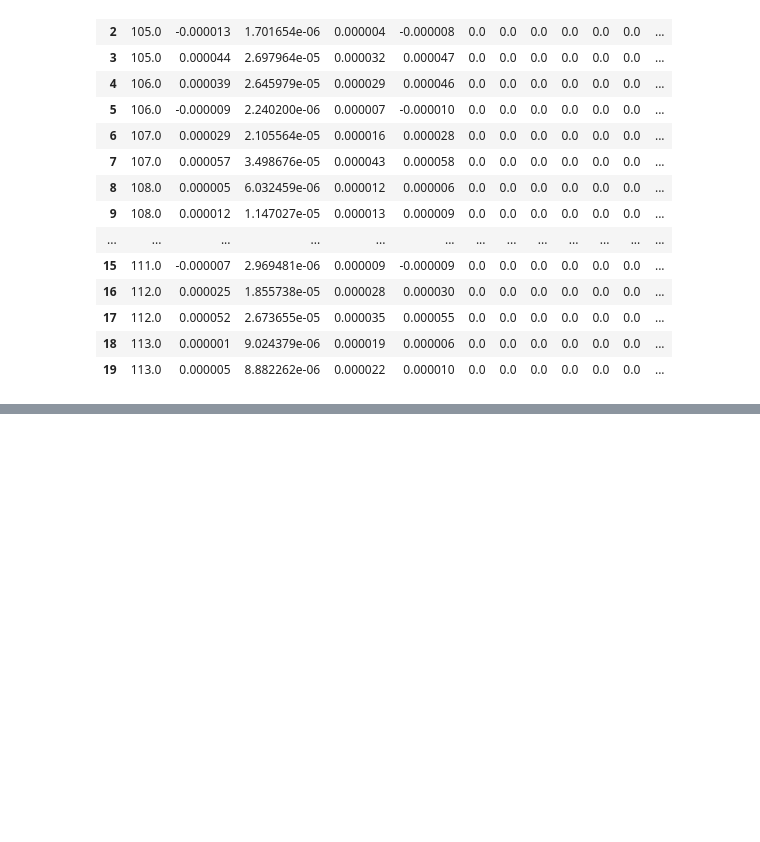
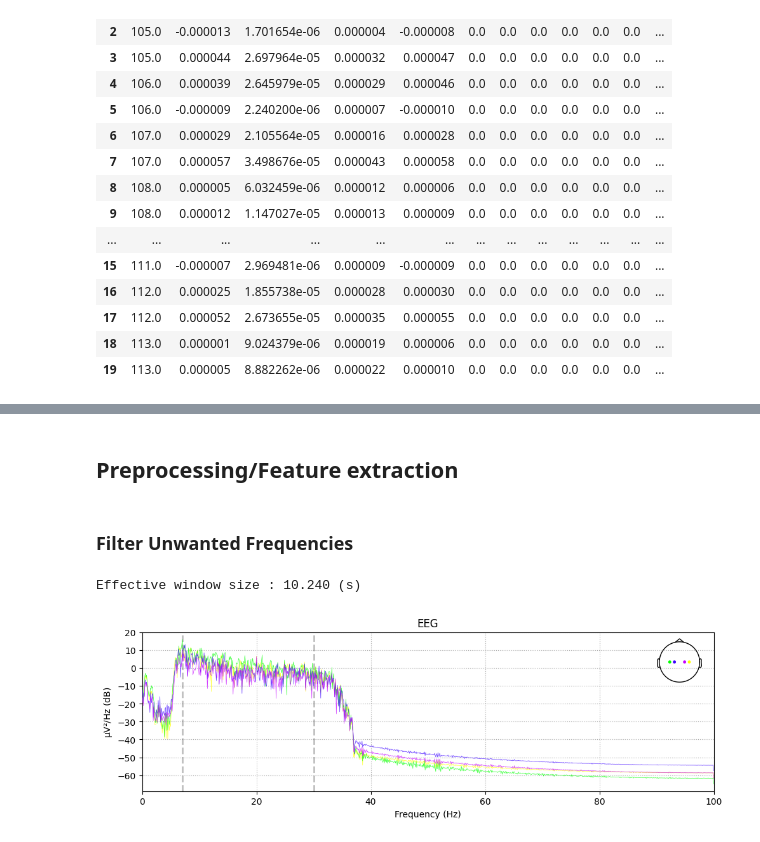
Before and after one commit to Ibrahim925/Light-Nesis, a Jupyter notebook: training.ipynb, the cells around one changed output, grey strips where cells are left out. Drawn from its saved outputs; the diff is of its cells as text; code cells hidden in the pictures; blank space fills up the shorter version.

```diff
--- a/training.ipynb
+++ b/training.ipynb
@@ -148,0 +181,15 @@ Effective window size : 10.240 (s)
+# %%
+from sklearn.model_selection import train_test_split
+
+training_data, test_data = {}, {}
+
+def split_data(data, direction):
+    train, test = train_test_split(data, test_size=0.2, random_state=5)
+    training_data[direction] = train
+    test_data[direction] = test
+
+for_each(split_data, raw_data, get_direction=True)
+# %% [markdown]
+<h2 id="preprocessing">Preprocessing/Feature extraction</h2>
+# %% [markdown]
+<h3>Filter Unwanted Frequencies</h3>
@@ -148,0 +203,6 @@ Effective window size : 10.240 (s)
+# %%
+training_data["Right"][0].plot_psd()
+plt.show()
+# %% [output]
+Effective window size : 10.240 (s)
+[figure, added]
```
Also changed, not shown: parts of 7 cells of this notebook.
